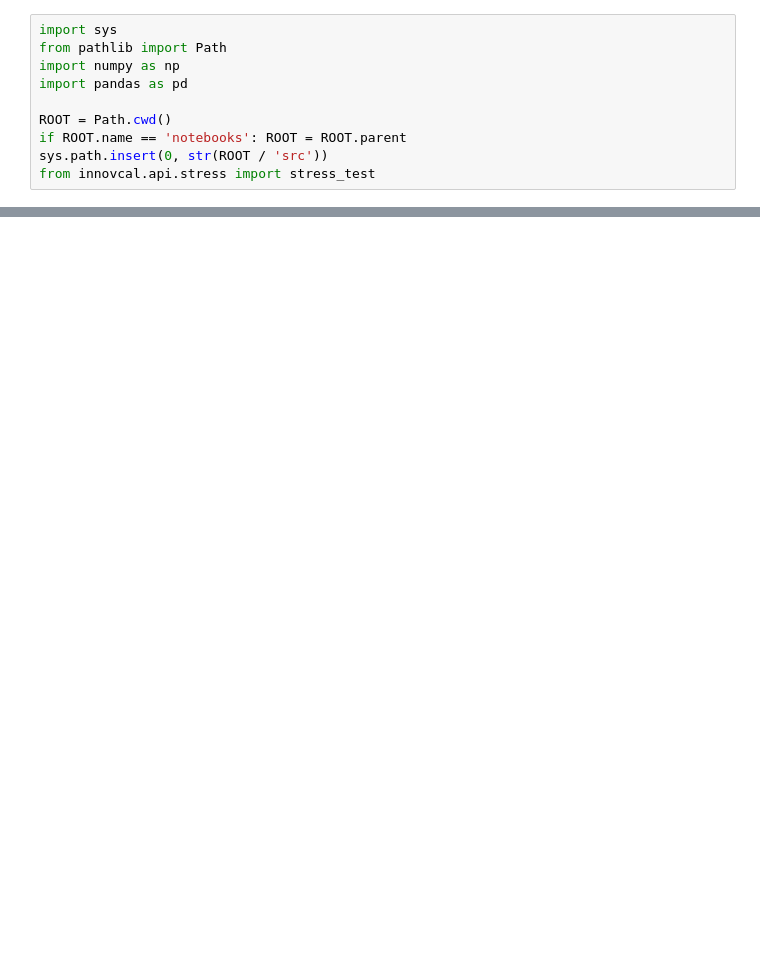
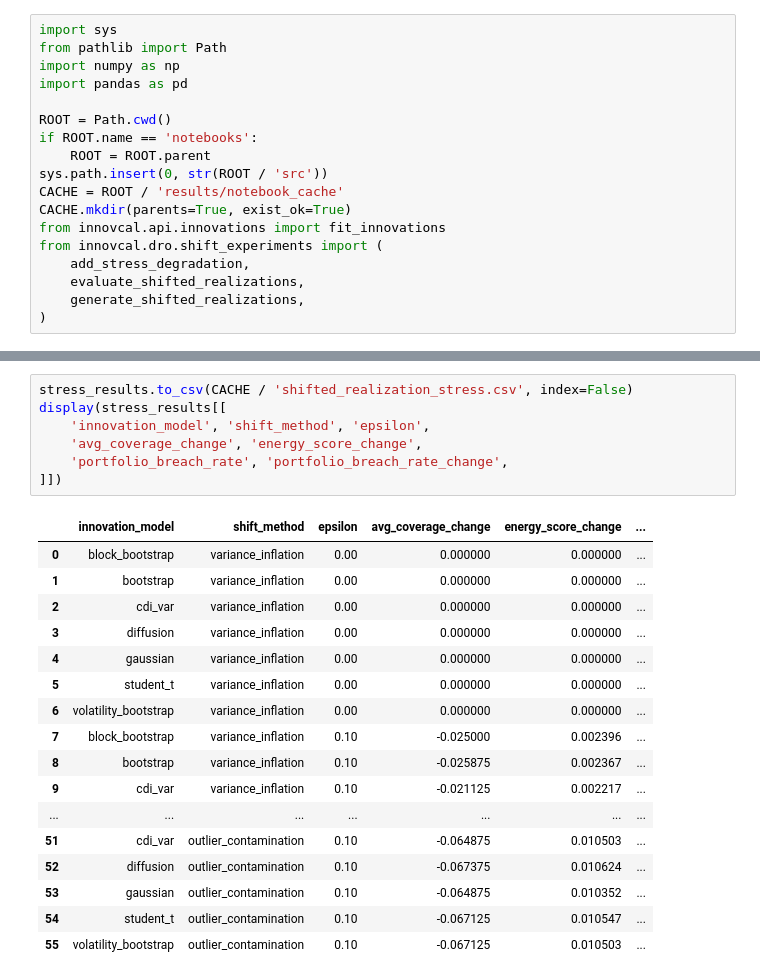
Before and after one commit to JonathanMa03/innovative-droBVAR, a Jupyter notebook: notebooks/06_stress_tests.ipynb, the cells around one changed output, grey strips where cells are left out. Cells and saved outputs as stored; diff of their text form; blank space fills up the shorter version.

```diff
--- a/notebooks/06_stress_tests.ipynb
+++ b/notebooks/06_stress_tests.ipynb
@@ -9,7 +9,15 @@ import numpy as np
 import pandas as pd
 
 ROOT = Path.cwd()
-if ROOT.name == 'notebooks': ROOT = ROOT.parent
+if ROOT.name == 'notebooks':
+    ROOT = ROOT.parent
 sys.path.insert(0, str(ROOT / 'src'))
-from innovcal.api.stress import stress_test
+CACHE = ROOT / 'results/notebook_cache'
+CACHE.mkdir(parents=True, exist_ok=True)
+from innovcal.api.innovations import fit_innovations
+from innovcal.dro.shift_experiments import (
+    add_stress_degradation,
+    evaluate_shifted_realizations,
+    generate_shifted_realizations,
+)
 # %%
@@ -81,0 +86,25 @@ tail_results.to_csv(CACHE / 'tail_stress.csv', index=False)
+# %%
+stress_results.to_csv(CACHE / 'shifted_realization_stress.csv', index=False)
+display(stress_results[[
+    'innovation_model', 'shift_method', 'epsilon',
+    'avg_coverage_change', 'energy_score_change',
+    'portfolio_breach_rate', 'portfolio_breach_rate_change',
+]])
+# %% [output]
+|  | innovation_model | shift_method | epsilon | avg_coverage_change | energy_score_change | ... |
+| 0 | block_bootstrap | variance_inflation | 0.00 | 0.000000 | 0.000000 | ... |
+| 1 | bootstrap | variance_inflation | 0.00 | 0.000000 | 0.000000 | ... |
+| 2 | cdi_var | variance_inflation | 0.00 | 0.000000 | 0.000000 | ... |
+| 3 | diffusion | variance_inflation | 0.00 | 0.000000 | 0.000000 | ... |
+| 4 | gaussian | variance_inflation | 0.00 | 0.000000 | 0.000000 | ... |
+| 5 | student_t | variance_inflation | 0.00 | 0.000000 | 0.000000 | ... |
+| 6 | volatility_bootstrap | variance_inflation | 0.00 | 0.000000 | 0.000000 | ... |
+| 7 | block_bootstrap | variance_inflation | 0.10 | -0.025000 | 0.002396 | ... |
+| 8 | bootstrap | variance_inflation | 0.10 | -0.025875 | 0.002367 | ... |
+| 9 | cdi_var | variance_inflation | 0.10 | -0.021125 | 0.002217 | ... |
+| ... | ... | ... | ... | ... | ... | ... |
+| 51 | cdi_var | outlier_contamination | 0.10 | -0.064875 | 0.010503 | ... |
+| 52 | diffusion | outlier_contamination | 0.10 | -0.067375 | 0.010624 | ... |
+| 53 | gaussian | outlier_contamination | 0.10 | -0.064875 | 0.010352 | ... |
+| 54 | student_t | outlier_contamination | 0.10 | -0.067125 | 0.010547 | ... |
+| 55 | volatility_bootstrap | outlier_contamination | 0.10 | -0.067125 | 0.010503 | ... |
```
Also changed, not shown: parts of 6 cells of this notebook, 37 other files.
